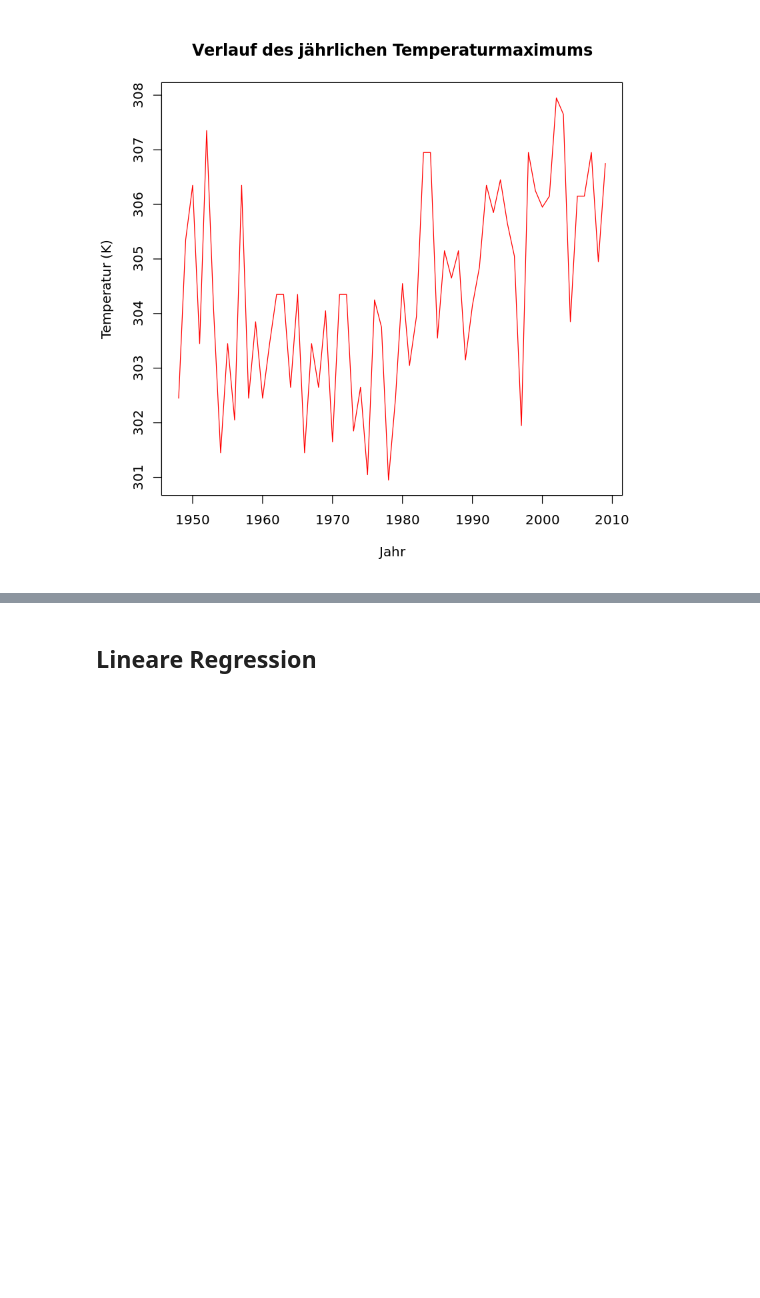
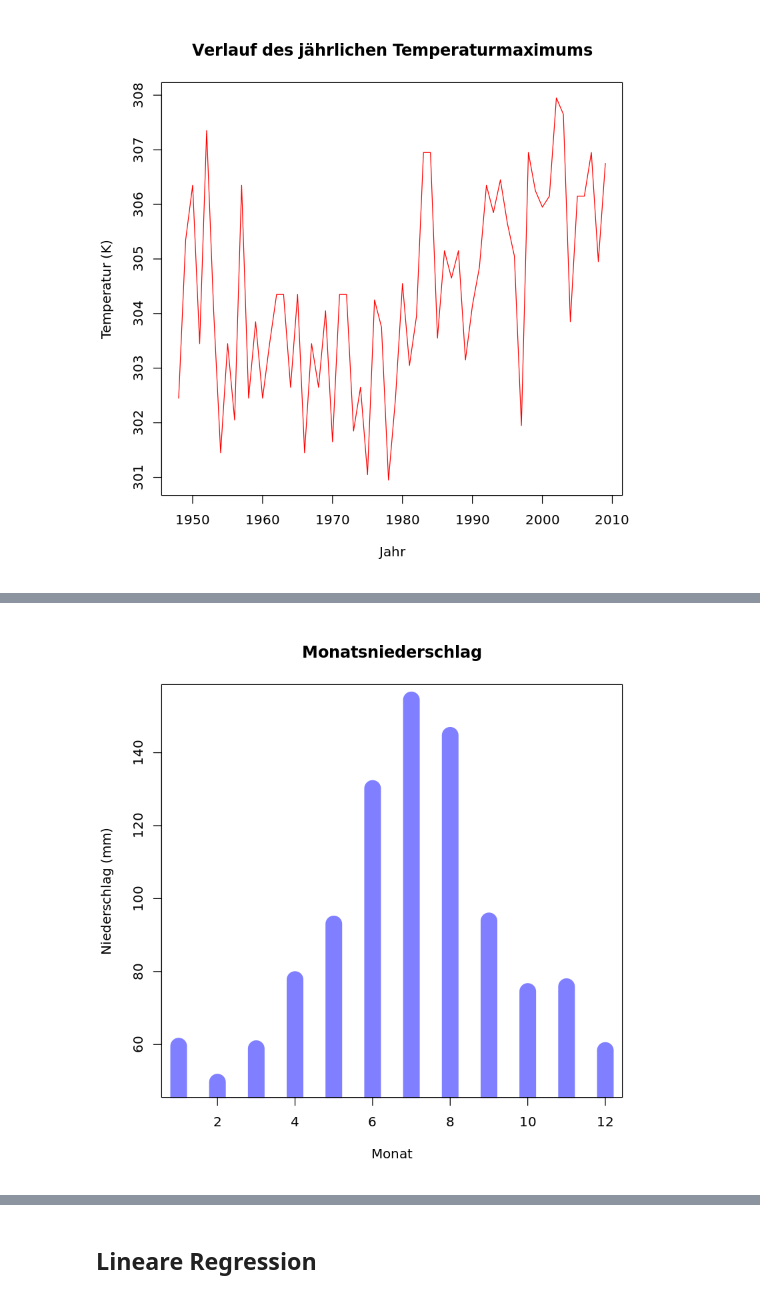
Before and after one commit to mwarscher/R-VU, a Jupyter notebook: R Introduction_v3.ipynb, the cells around one changed output, grey strips where cells are left out. Saved outputs shown, nothing was run; the diff lists cells and outputs as text; code cells hidden in the pictures; blank space fills up the shorter version.

```diff
--- a/R Introduction_v3.ipynb
+++ b/R Introduction_v3.ipynb
@@ -471,0 +480,6 @@ title(ylab="Temperatur (K)")
+# %%
+mydata$y = format(mydata$date, "%Y")
+mydata$m = format(mydata$date, "%m")
+
+precip_monthly = aggregate(precip ~ y+m, data=mydata, FUN=sum, na.rm=TRUE)
+precip_twelvemonths = aggregate(precip ~ m, data=precip_monthly, FUN=mean, na.rm=TRUE)
@@ -471,0 +517,12 @@ title(ylab="Temperatur (K)")
+# %%
+# Niederschlag plotten
+plot(precip_twelvemonths$m, precip_twelvemonths$precip, type="h", col=rgb(0/255,0/255,255/255, alpha=0.5), ann=FALSE, lwd=20)
+
+# Diagrammtitel hinzufügen
+title(main="Monatsniederschlag")
+
+# Beschriftung für X- und Y-Achse hinzufügen
+title(xlab="Monat")
+title(ylab="Niederschlag (mm)")
+# %% [output]
+[figure, added]
```
Also changed, not shown: parts of 15 cells of this notebook, 4 other files.
